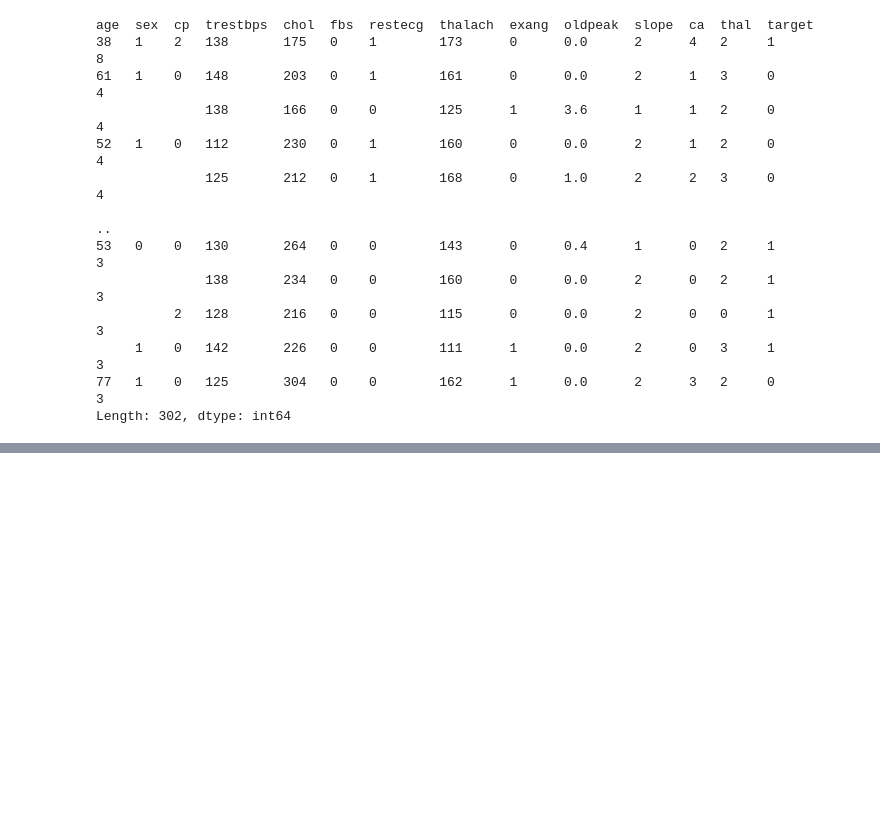
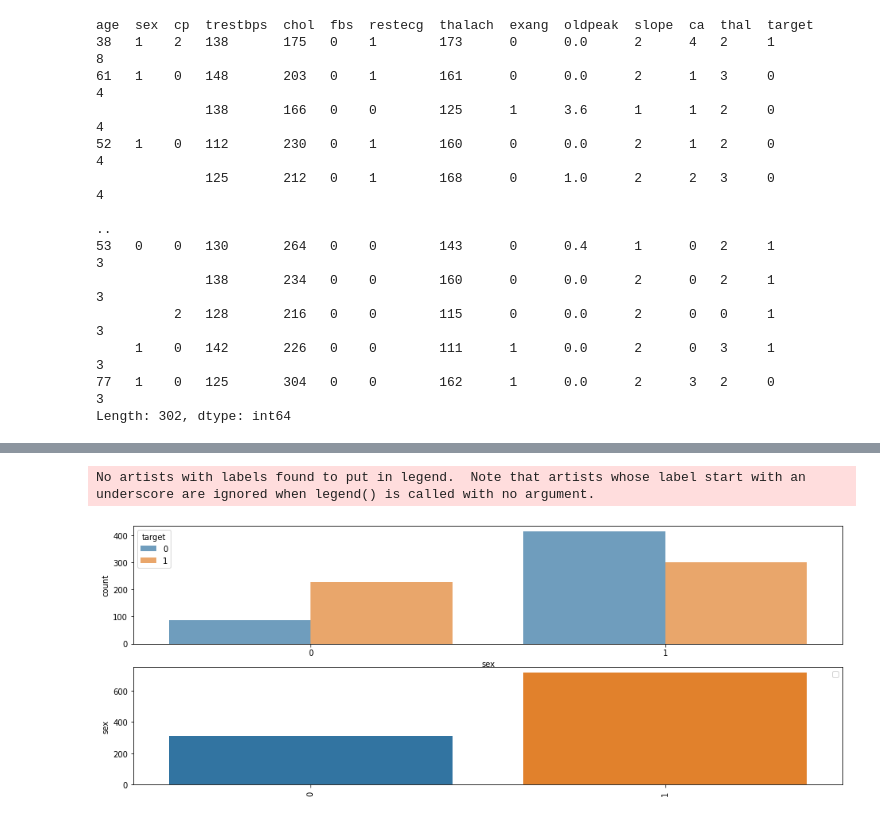
Before and after one commit to USMANKHALID-GH/MachineLearning, a Jupyter notebook: heartDiseases.ipynb, the cells around one changed output, grey strips where cells are left out. Cells and saved outputs as stored; diff of their text form; code cells hidden in the pictures; blank space fills up the shorter version.

```diff
--- a/heartDiseases.ipynb
+++ b/heartDiseases.ipynb
@@ -61,0 +150,10 @@ Length: 302, dtype: int64
+# %%
+fig,ax=plt.subplots(2,1,figsize=(16,6))
+sns.countplot(x='sex',data=heart_data_frame,hue='target',alpha=0.7,ax=ax[0])
+plt.legend()
+plt.xticks(rotation='vertical')
+sns.barplot(x=heart_data_frame['sex'].value_counts().index,y=heart_data_frame['sex'].value_counts(),ax=ax[1])
+plt.show()
+# %% [output]
+No artists with labels found to put in legend.  Note that artists whose label start with an underscore are ignored when legend() is called with no argument.
+[figure, added]
```
Also changed, not shown: parts of 9 cells of this notebook.
